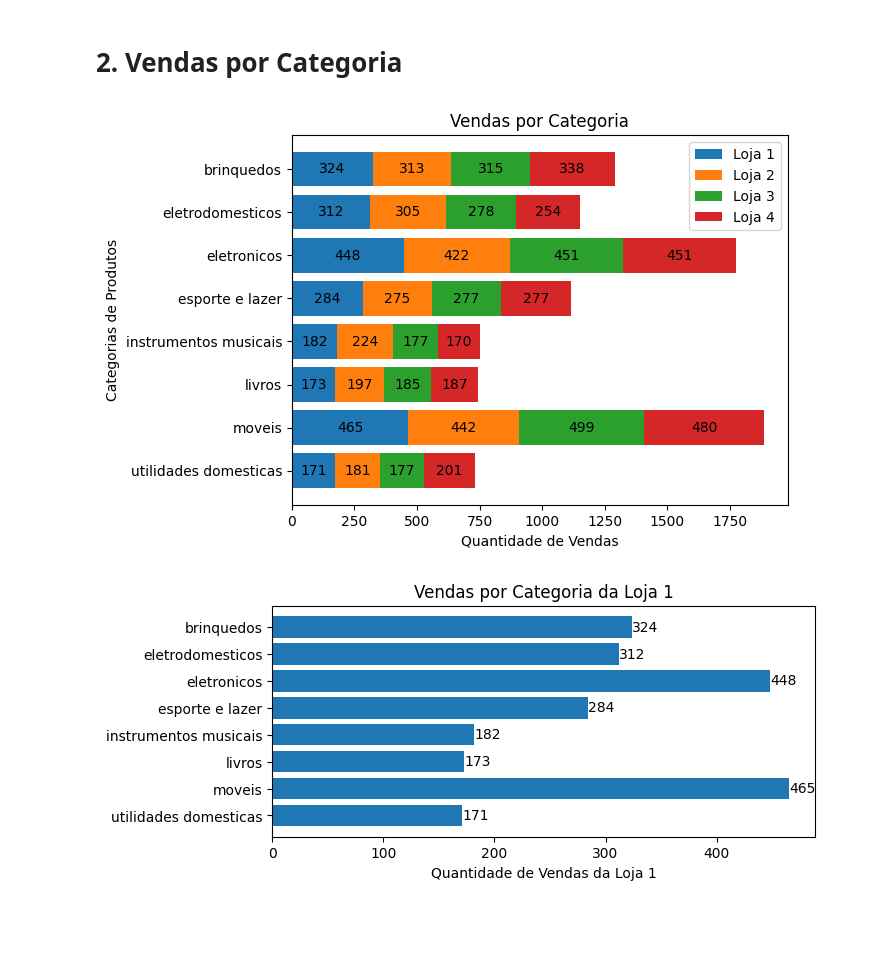
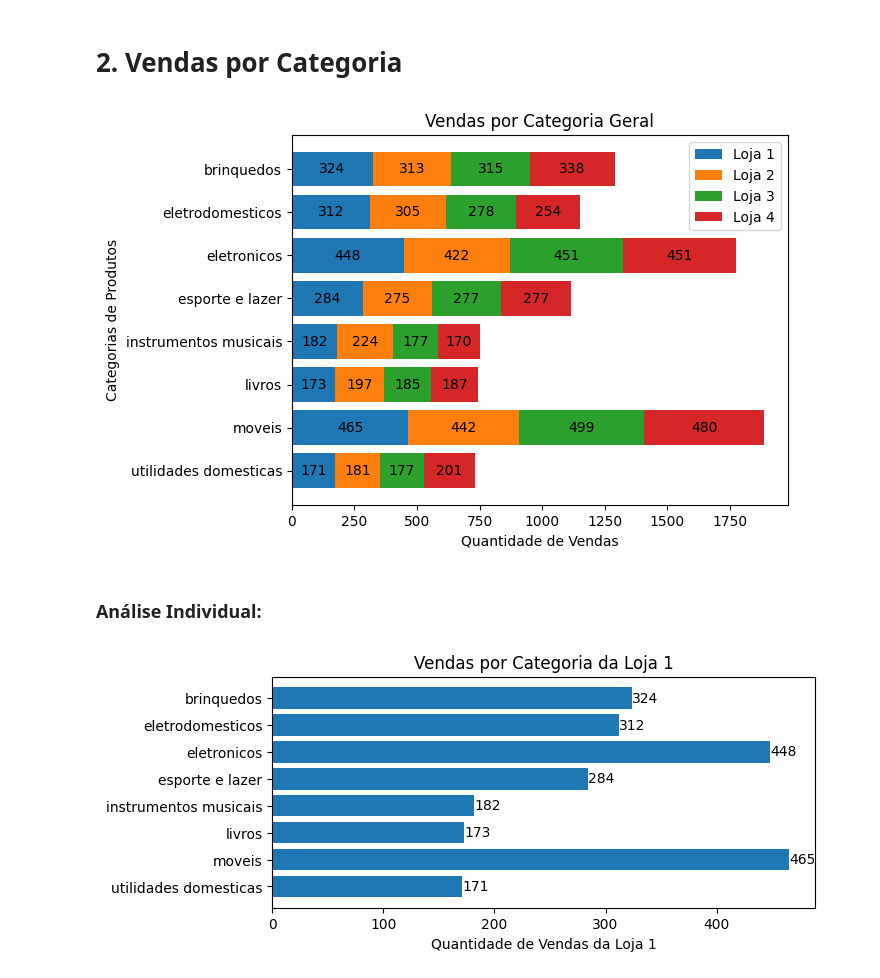
Before and after one commit to samarawwleticia/challengedadosalura, a Jupyter notebook: AluraStoreBrasil.ipynb, the cells around one changed output. Cells and saved outputs as stored; diff of their text form; code cells hidden in the pictures; blank space fills up the shorter version.

```diff
--- a/AluraStoreBrasil.ipynb
+++ b/AluraStoreBrasil.ipynb
@@ -77,33 +79,37 @@ vendaporCategoria_loja4 = loja4.groupby('Categoria do Produto')['Produto'].count
 # %%
 import numpy as np
 # %%
+produtos_loja = list(vendaporCategoria_loja.index)
+valor = list(vendaporCategoria_loja.values)
 valor = list(vendaporCategoria_loja.values)
 valor2 = list(vendaporCategoria_loja2.values)
 valor3 = list(vendaporCategoria_loja3.values)
 valor4 = list(vendaporCategoria_loja4.values)
 
 valores = {
       'Loja 1': np.array(valor),
       'Loja 2': np.array(valor2),
       'Loja 3': np.array(valor3),
       'Loja 4': np.array(valor4)
 }
 
 fig, ax = plt.subplots()
 bottom = np.zeros(len(produtos_loja))
 for loja, valor in valores.items():
     p = ax.barh(produtos_loja, valor, label=loja, left=bottom)
     bottom += valor
     ax.bar_label(p, label_type='center')
 
-ax.set_title('Vendas por Categoria')
+ax.set_title('Vendas por Categoria Geral')
 ax.invert_yaxis()
 ax.set_ylabel('Categorias de Produtos')
 ax.set_xlabel('Quantidade de Vendas')
 ax.legend()
 plt.show()
 # %% [output]
-[figure, old version]
+[figure, new version]
+# %% [markdown]
+### Análise Individual:
 # %%
 # ------------- Loja 1 -------------------------
 produtos_loja = list(vendaporCategoria_loja.index)
```
Also changed, not shown: parts of 4 cells of this notebook.
